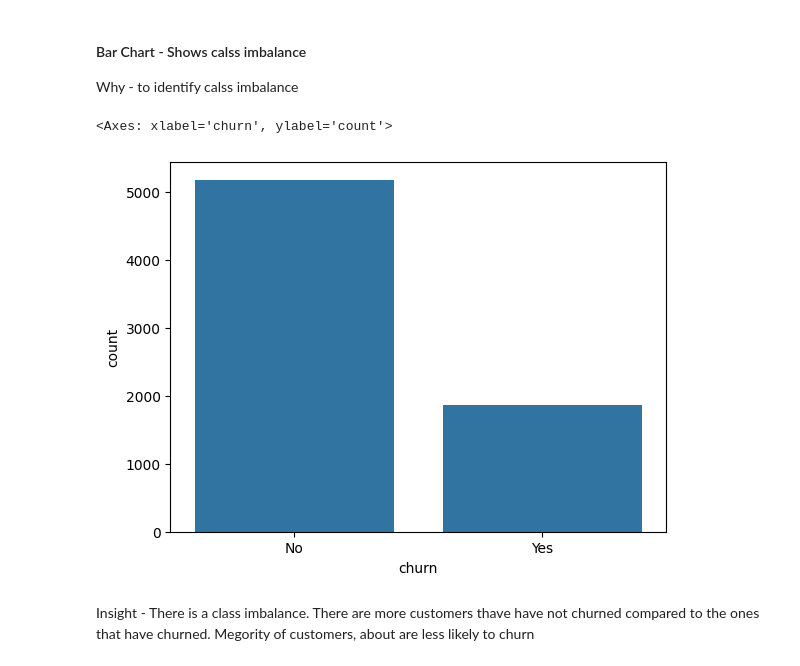
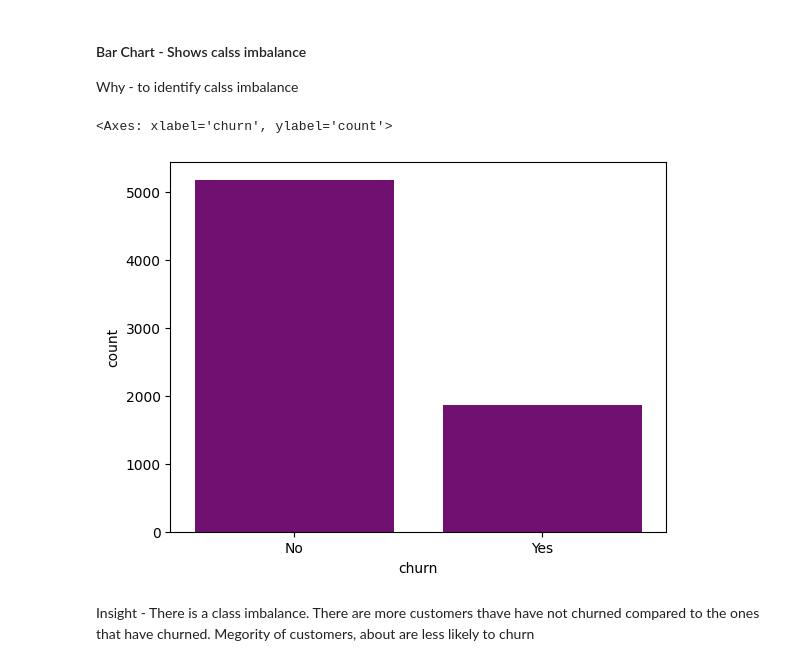
Before and after one commit to yumna-prog/Customer-Churn-Prediction, a Jupyter notebook: CustomerChurnPreduiction.ipynb, the cells around one changed output. Saved outputs shown, nothing was run; the diff lists cells and outputs as text; code cells hidden in the pictures.

```diff
--- a/CustomerChurnPreduiction.ipynb
+++ b/CustomerChurnPreduiction.ipynb
@@ -469,10 +469,10 @@ No inconsistent format and typographical error
 #### Bar Chart - Shows calss imbalance
 Why - to identify calss imbalance
 # %%
-sns.countplot(x='churn', data=Telecommunication_df)
+sns.countplot(x='churn', data=Telecommunication_df,color='purple')
 # %% [output]
 <Axes: xlabel='churn', ylabel='count'>
-[figure, old version]
+[figure, new version]
 # %% [markdown]
 Insight - There is a class imbalance. There are more customers thave have not churned compared to the ones that have churned.
 Megority of customers, about  are less likely to churn
```
Also changed, not shown: parts of 6 cells of this notebook.
